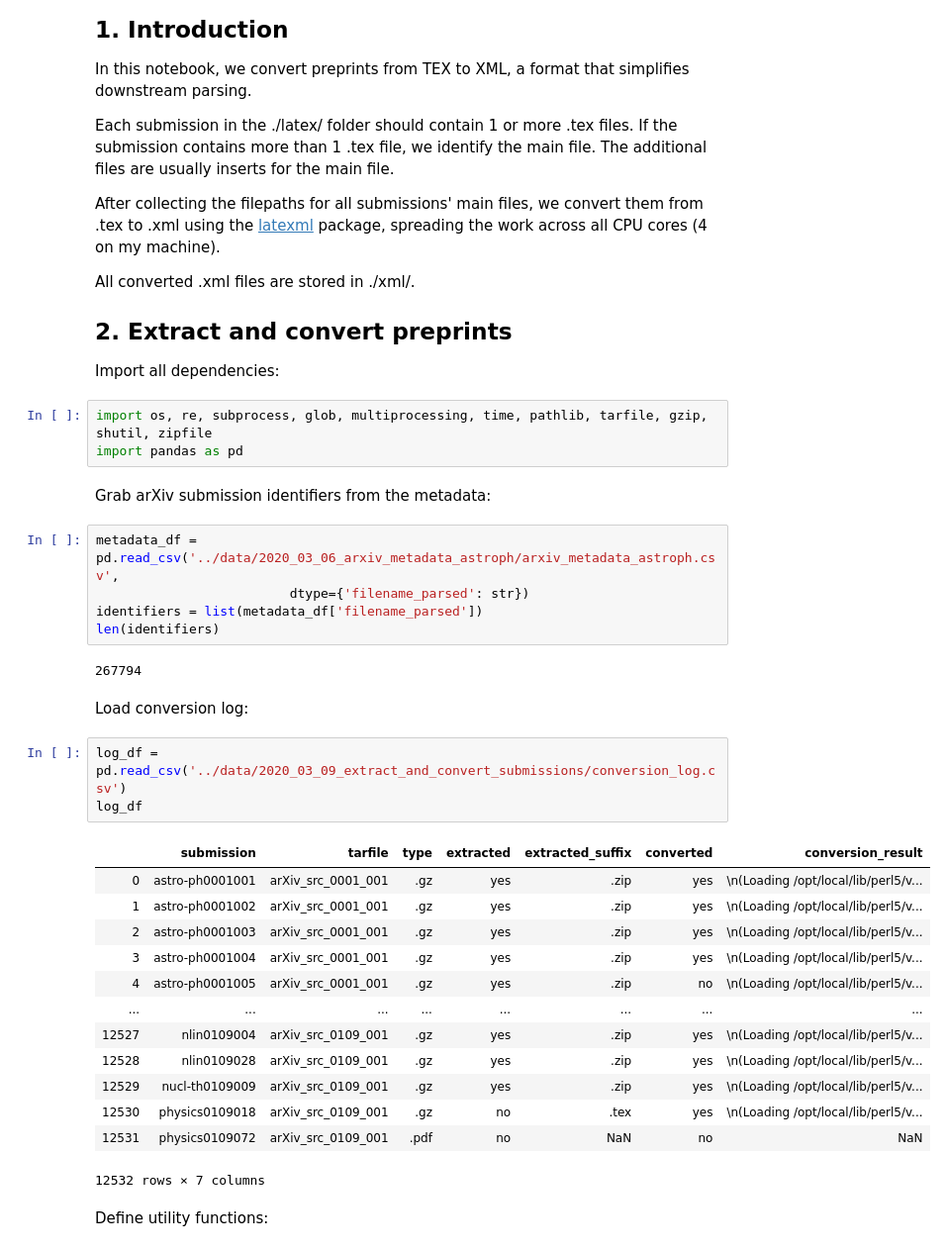
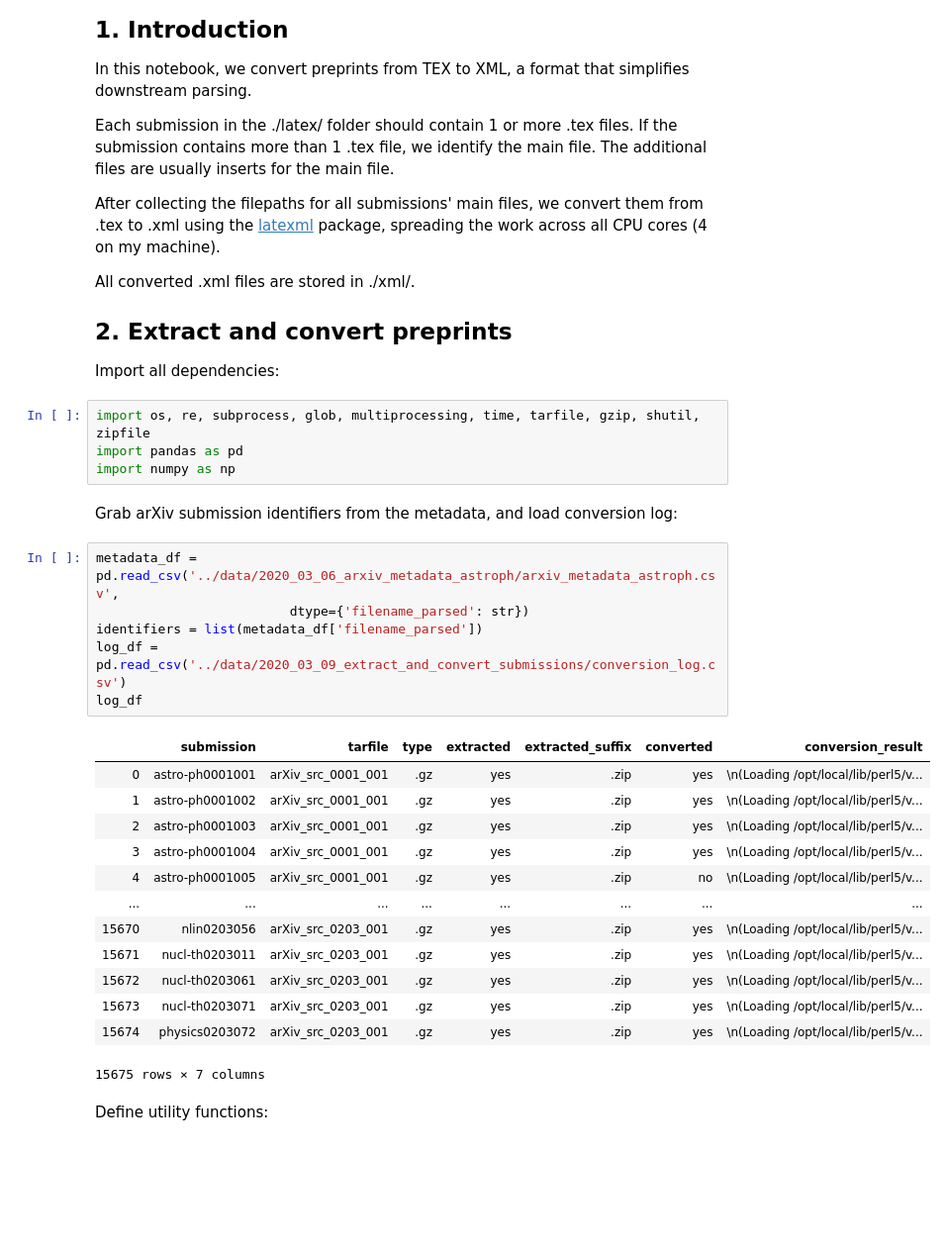
Before and after one commit to brienna/MS_thesis, a Jupyter notebook: notebooks/Extract and convert submissions.ipynb, the cells around one changed output. Shown at 99% size. Drawn from its saved outputs; the diff is of its cells as text; blank space fills up the shorter version.

Commit message:
Prepare for multiprocessing

```diff
--- a/notebooks/Extract and convert submissions.ipynb
+++ b/notebooks/Extract and convert submissions.ipynb
@@ -22,35 +22,30 @@ All converted .xml files are stored in ./xml/.
 
 Import all dependencies:
 # %%
-import os, re, subprocess, glob, multiprocessing, time, pathlib, tarfile, gzip, shutil, zipfile
+import os, re, subprocess, glob, multiprocessing, time, tarfile, gzip, shutil, zipfile
 import pandas as pd
+import numpy as np
 # %% [markdown]
-Grab arXiv submission identifiers from the metadata:
+Grab arXiv submission identifiers from the metadata, and load conversion log:
 # %%
 metadata_df = pd.read_csv('../data/2020_03_06_arxiv_metadata_astroph/arxiv_metadata_astroph.csv',
                          dtype={'filename_parsed': str})
 identifiers = list(metadata_df['filename_parsed'])
-len(identifiers)
+log_df = pd.read_csv('../data/2020_03_09_extract_and_convert_submissions/conversion_log.csv')
+log_df
 # %% [output]
+|  | submission | tarfile | type | extracted | extracted_suffix | converted | conversion_result |
+| 0 | astro-ph0001001 | arXiv_src_0001_001 | .gz | yes | .zip | yes | \n(Loading /opt/local/lib/perl5/v... |
+| 1 | astro-ph0001002 | arXiv_src_0001_001 | .gz | yes | .zip | yes | \n(Loading /opt/local/lib/perl5/v... |
+| 2 | astro-ph0001003 | arXiv_src_0001_001 | .gz | yes | .zip | yes | \n(Loading /opt/local/lib/perl5/v... |
+| 3 | astro-ph0001004 | arXiv_src_0001_001 | .gz | yes | .zip | yes | \n(Loading /opt/local/lib/perl5/v... |
+| 4 | astro-ph0001005 | arXiv_src_0001_001 | .gz | yes | .zip | no | \n(Loading /opt/local/lib/perl5/v... |
+| ... | ... | ... | ... | ... | ... | ... | ... |
+| 15670 | nlin0203056 | arXiv_src_0203_001 | .gz | yes | .zip | yes | \n(Loading /opt/local/lib/perl5/v... |
+| 15671 | nucl-th0203011 | arXiv_src_0203_001 | .gz | yes | .zip | yes | \n(Loading /opt/local/lib/perl5/v... |
+| 15672 | nucl-th0203061 | arXiv_src_0203_001 | .gz | yes | .zip | yes | \n(Loading /opt/local/lib/perl5/v... |
+| 15673 | nucl-th0203071 | arXiv_src_0203_001 | .gz | yes | .zip | yes | \n(Loading /opt/local/lib/perl5/v... |
+| 15674 | physics0203072 | arXiv_src_0203_001 | .gz | yes | .zip | yes | \n(Loading /opt/local/lib/perl5/v... |
-267794
+15675 rows × 7 columns
-# %% [markdown]
-Load conversion log:
-# %%
-log_df = pd.read_csv('../data/2020_03_09_extract_and_convert_submissions/conversion_log.csv')
-log_df
-# %% [output]
-|  | submission | tarfile | type | extracted | extracted_suffix | converted | conversion_result |
-| 0 | astro-ph0001001 | arXiv_src_0001_001 | .gz | yes | .zip | yes | \n(Loading /opt/local/lib/perl5/v... |
-| 1 | astro-ph0001002 | arXiv_src_0001_001 | .gz | yes | .zip | yes | \n(Loading /opt/local/lib/perl5/v... |
-| 2 | astro-ph0001003 | arXiv_src_0001_001 | .gz | yes | .zip | yes | \n(Loading /opt/local/lib/perl5/v... |
-| 3 | astro-ph0001004 | arXiv_src_0001_001 | .gz | yes | .zip | yes | \n(Loading /opt/local/lib/perl5/v... |
-| 4 | astro-ph0001005 | arXiv_src_0001_001 | .gz | yes | .zip | no | \n(Loading /opt/local/lib/perl5/v... |
-| ... | ... | ... | ... | ... | ... | ... | ... |
-| 12527 | nlin0109004 | arXiv_src_0109_001 | .gz | yes | .zip | yes | \n(Loading /opt/local/lib/perl5/v... |
-| 12528 | nlin0109028 | arXiv_src_0109_001 | .gz | yes | .zip | yes | \n(Loading /opt/local/lib/perl5/v... |
-| 12529 | nucl-th0109009 | arXiv_src_0109_001 | .gz | yes | .zip | yes | \n(Loading /opt/local/lib/perl5/v... |
-| 12530 | physics0109018 | arXiv_src_0109_001 | .gz | no | .tex | yes | \n(Loading /opt/local/lib/perl5/v... |
-| 12531 | physics0109072 | arXiv_src_0109_001 | .pdf | no | NaN | no | NaN |
-12532 rows × 7 columns
 # %% [markdown]
 Define utility functions:
```
Also changed, not shown: parts of 6 cells of this notebook.
